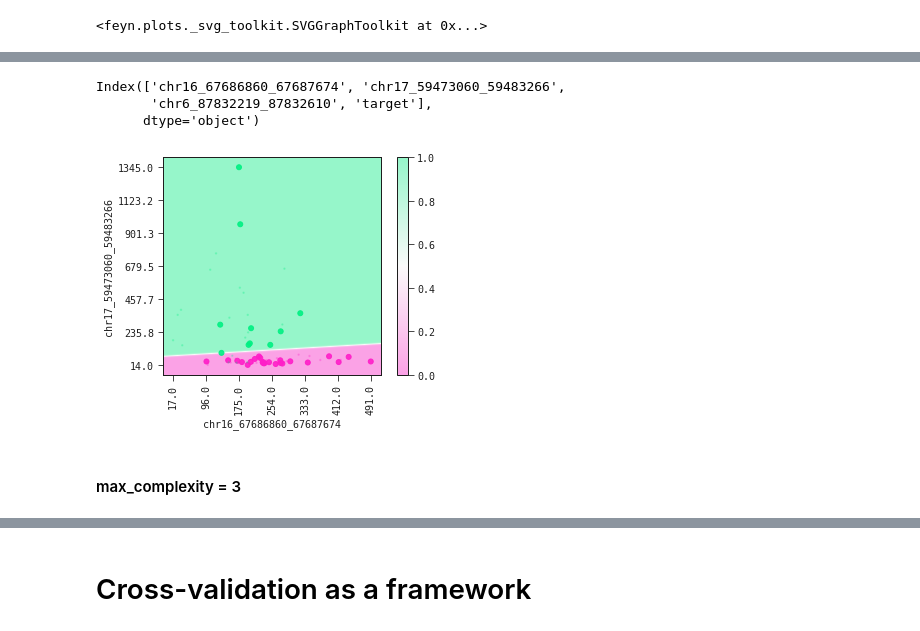
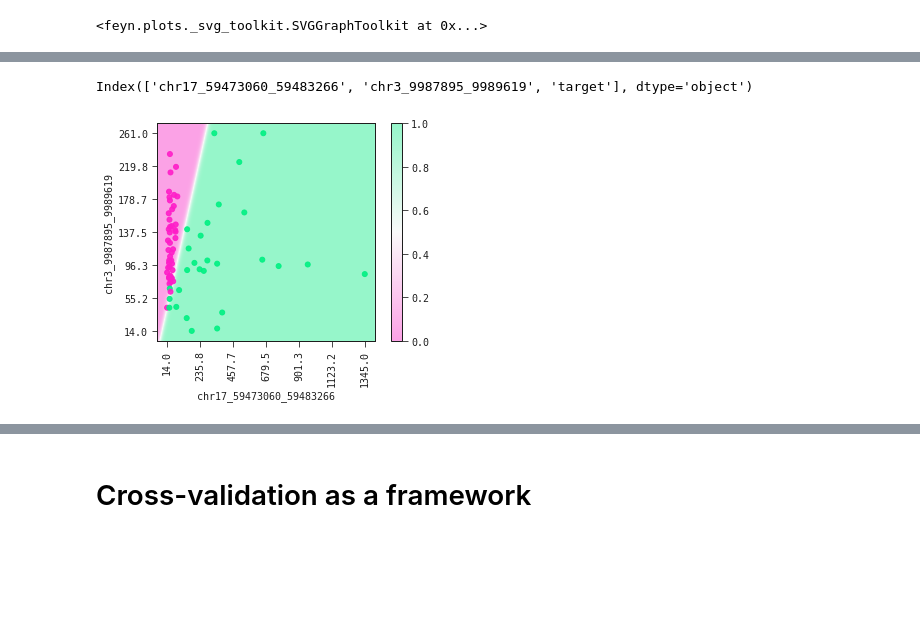
Before and after one commit to abzu-ai/QLattice-clinical-omics, a Jupyter notebook: notebooks/HCC_case.ipynb, the cells around one changed output, grey strips where cells are left out. Drawn from its saved outputs; the diff is of its cells as text; code cells hidden in the pictures; blank space fills up the shorter version.

Commit message:
adding figures

```diff
--- a/notebooks/HCC_case.ipynb
+++ b/notebooks/HCC_case.ipynb
@@ -156,5 +140,5 @@ $\displaystyle \frac{1}{6.59 \cdot 10^{-10} e^{0.055 chr_{166768686067687674} -
 # %%
-features_data = train_val[models_single[0].features + ["target"]]
+features_data = train_val[models_single[5].features + ["target"]]
 # %%
 import seaborn as sns
 # Pairplot with target coloring
@@ -165,13 +149,9 @@ sns.pairplot(features_data, hue = 'target')
 # %%
 features_data.columns
 # %% [output]
-Index(['chr16_67686860_67687674', 'chr17_59473060_59483266',
-       'chr6_87832219_87832610', 'target'],
-      dtype='object')
+Index(['chr17_59473060_59483266', 'chr3_9987895_9989619', 'target'], dtype='object')
 # %%
 # Plot a 2-dimensional partial plot
-models_single[0].plot_response_2d(features_data, fixed={'chr6_87832219_87832610':train_val.chr6_87832219_87832610.mean()})
+models_single[5].plot_response_2d(features_data, filename=pathname+projectname+'plot_response_2d.svg')
 # %% [output]
-[figure, old version]
+[figure, new version]
-# %% [markdown]
-#### max_complexity = 3
```
Also changed, not shown: parts of 21 cells of this notebook, 12 other files.
